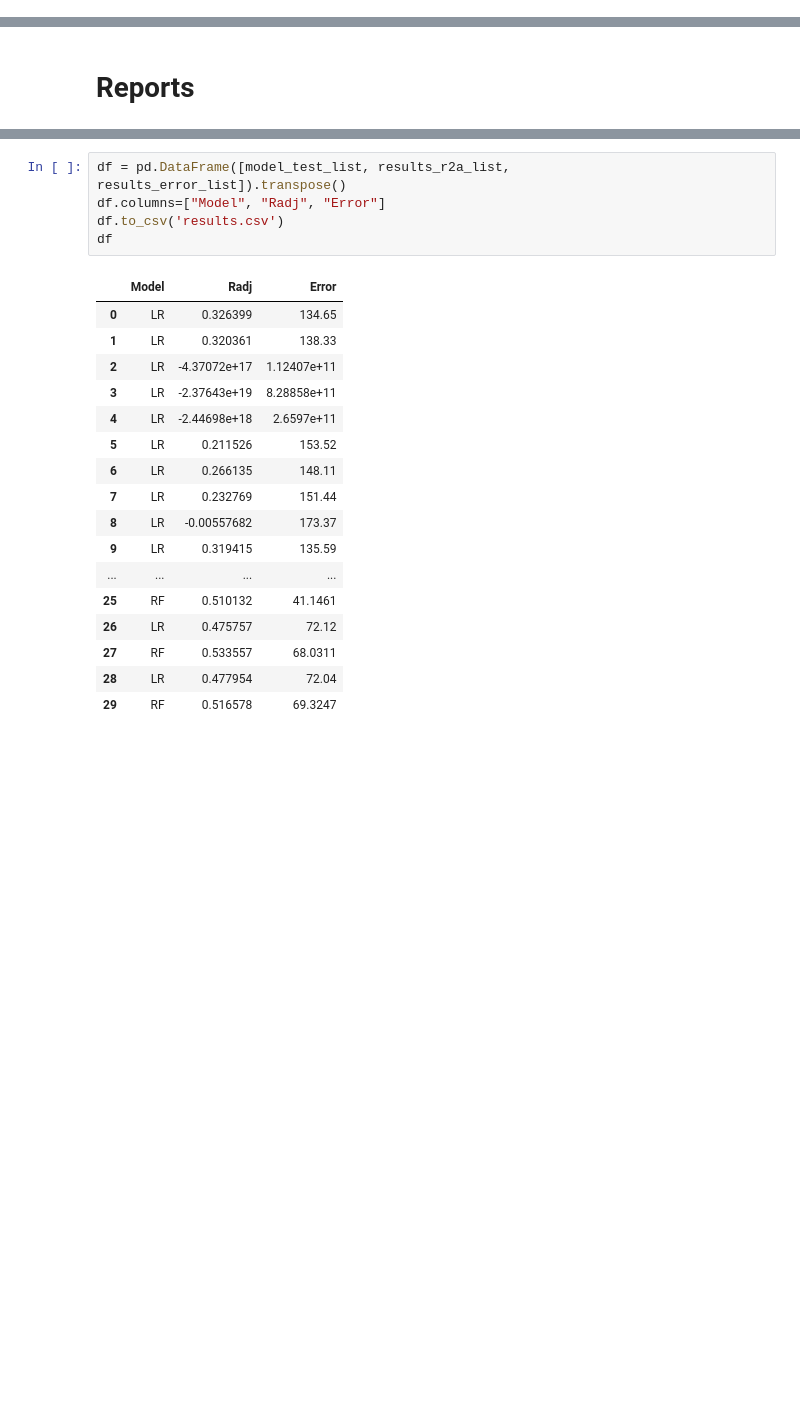
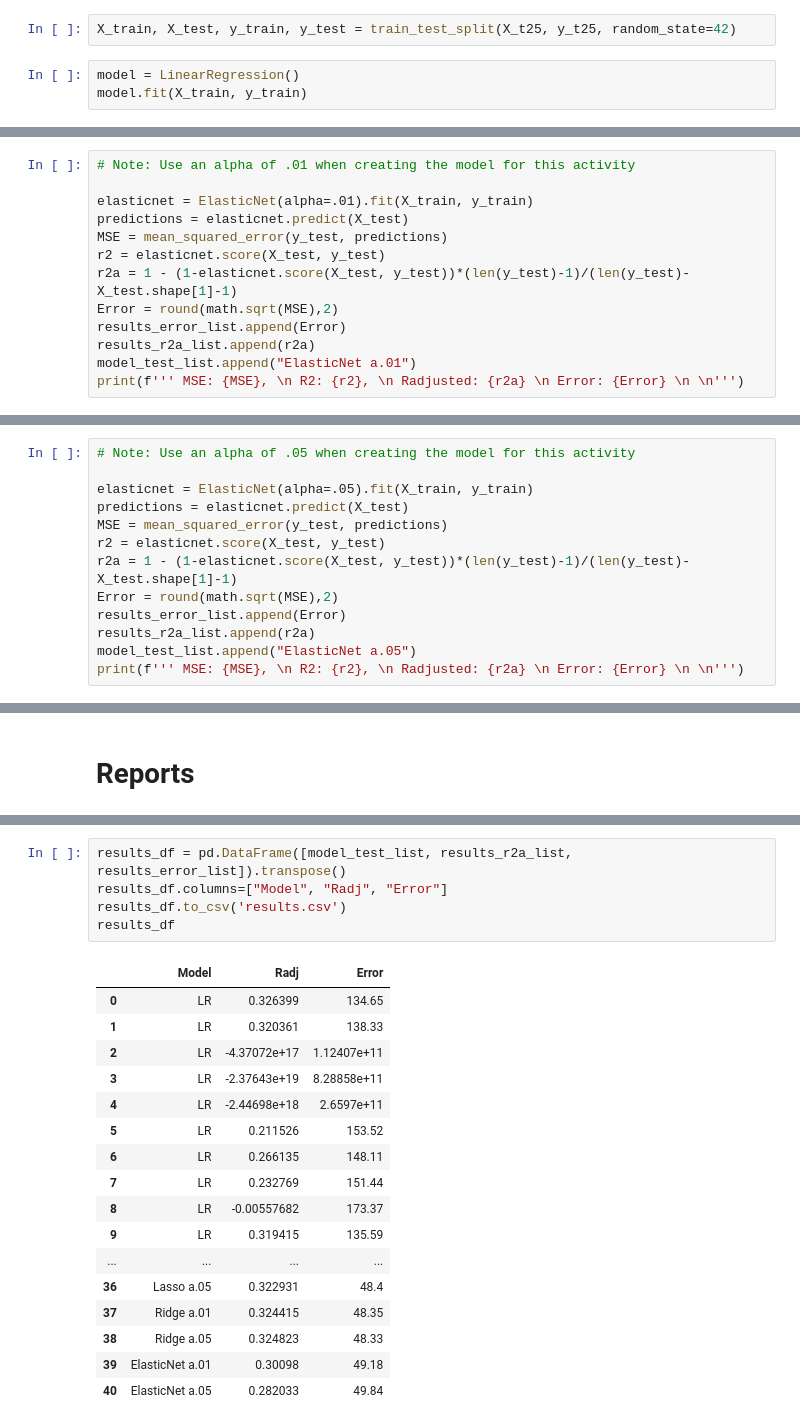
Before and after one commit to parmetd/Project-3-Airbnb-Pricing, a Jupyter notebook: Airbnb_EDA.ipynb, the cells around one changed output, grey strips where cells are left out. Saved outputs shown, nothing was run; the diff lists cells and outputs as text; blank space fills up the shorter version.

```diff
--- a/Airbnb_EDA.ipynb
+++ b/Airbnb_EDA.ipynb
@@ -1857,0 +1847,5 @@ RAdjusted: 0.5165784563759999
+# %%
+X_train, X_test, y_train, y_test = train_test_split(X_t25, y_t25, random_state=42)
+# %%
+model = LinearRegression()
+model.fit(X_train, y_train)
@@ -1857,0 +1945,13 @@ RAdjusted: 0.5165784563759999
+# %%
+# Note: Use an alpha of .01 when creating the model for this activity
+
+elasticnet = ElasticNet(alpha=.01).fit(X_train, y_train)
+predictions = elasticnet.predict(X_test)
+MSE = mean_squared_error(y_test, predictions)
+r2 = elasticnet.score(X_test, y_test)
+r2a = 1 - (1-elasticnet.score(X_test, y_test))*(len(y_test)-1)/(len(y_test)-X_test.shape[1]-1)
+Error = round(math.sqrt(MSE),2)
+results_error_list.append(Error)
+results_r2a_list.append(r2a)
+model_test_list.append("ElasticNet a.01")
+print(f''' MSE: {MSE}, \n R2: {r2}, \n Radjusted: {r2a} \n Error: {Error} \n \n''')
@@ -1857,0 +1963,13 @@ RAdjusted: 0.5165784563759999
+# %%
+# Note: Use an alpha of .05 when creating the model for this activity
+
+elasticnet = ElasticNet(alpha=.05).fit(X_train, y_train)
+predictions = elasticnet.predict(X_test)
+MSE = mean_squared_error(y_test, predictions)
+r2 = elasticnet.score(X_test, y_test)
+r2a = 1 - (1-elasticnet.score(X_test, y_test))*(len(y_test)-1)/(len(y_test)-X_test.shape[1]-1)
+Error = round(math.sqrt(MSE),2)
+results_error_list.append(Error)
+results_r2a_list.append(r2a)
+model_test_list.append("ElasticNet a.05")
+print(f''' MSE: {MSE}, \n R2: {r2}, \n Radjusted: {r2a} \n Error: {Error} \n \n''')
@@ -1918,24 +2098,24 @@ print(model_test_list)
 # %%
-df = pd.DataFrame([model_test_list, results_r2a_list, results_error_list]).transpose()
-df.columns=["Model", "Radj", "Error"]
-df.to_csv('results.csv')
-df
+results_df = pd.DataFrame([model_test_list, results_r2a_list, results_error_list]).transpose()
+results_df.columns=["Model", "Radj", "Error"]
+results_df.to_csv('results.csv')
+results_df
 # %% [output]
 |  | Model | Radj | Error |
 | 0 | LR | 0.326399 | 134.65 |
 | 1 | LR | 0.320361 | 138.33 |
 | 2 | LR | -4.37072e+17 | 1.12407e+11 |
 | 3 | LR | -2.37643e+19 | 8.28858e+11 |
 | 4 | LR | -2.44698e+18 | 2.6597e+11 |
 | 5 | LR | 0.211526 | 153.52 |
 | 6 | LR | 0.266135 | 148.11 |
 | 7 | LR | 0.232769 | 151.44 |
 | 8 | LR | -0.00557682 | 173.37 |
 | 9 | LR | 0.319415 | 135.59 |
 | ... | ... | ... | ... |
-| 25 | RF | 0.510132 | 41.1461 |
-| 26 | LR | 0.475757 | 72.12 |
-| 27 | RF | 0.533557 | 68.0311 |
-| 28 | LR | 0.477954 | 72.04 |
-| 29 | RF | 0.516578 | 69.3247 |
+| 36 | Lasso a.05 | 0.322931 | 48.4 |
+| 37 | Ridge a.01 | 0.324415 | 48.35 |
+| 38 | Ridge a.05 | 0.324823 | 48.33 |
+| 39 | ElasticNet a.01 | 0.30098 | 49.18 |
+| 40 | ElasticNet a.05 | 0.282033 | 49.84 |
 # %%
```
Also changed, not shown: parts of 53 cells of this notebook, 30 other files.
